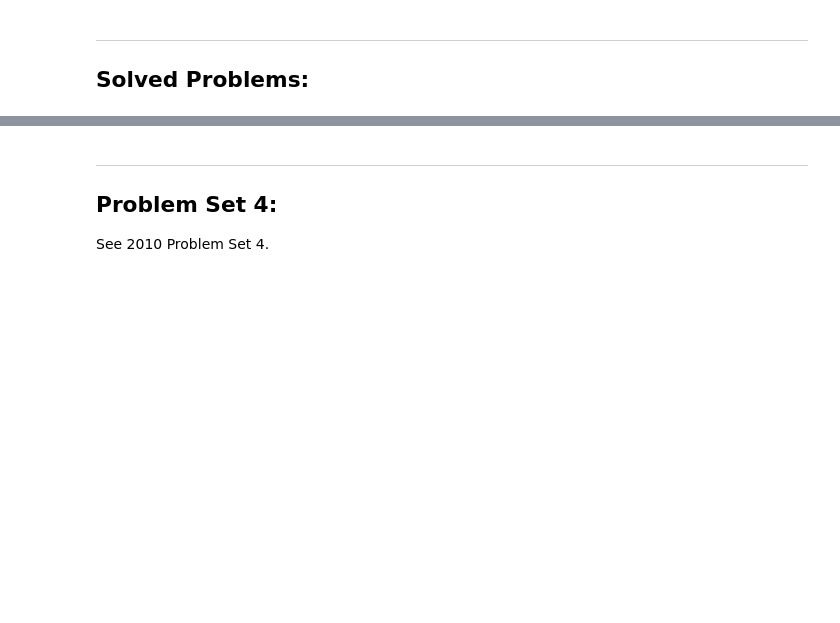
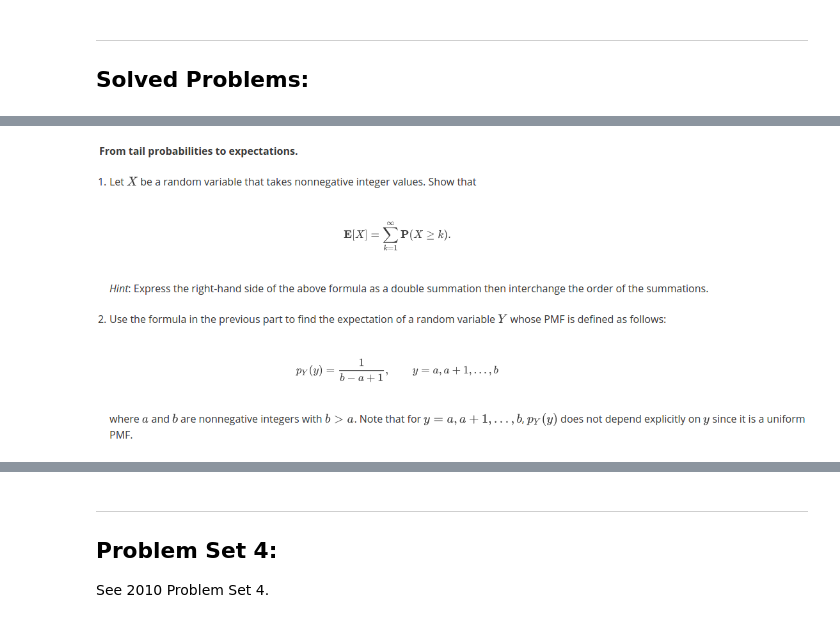
Before and after one commit to robinovitch61/edX_6.041x_Probability, a Jupyter notebook: Course_Notes/Unit_04_Discrete_Random_Variables/Unit_04.ipynb, the cells around one changed output, grey strips where cells are left out. Cells and saved outputs as stored; diff of their text form; code cells hidden in the pictures; blank space fills up the shorter version.

```diff
--- a/Course_Notes/Unit_04_Discrete_Random_Variables/Unit_04.ipynb
+++ b/Course_Notes/Unit_04_Discrete_Random_Variables/Unit_04.ipynb
@@ -414,0 +450,4 @@ Currently unavailable in archived course.
+# %%
+display(Image(filename='sp3_1.png', embed=True, width=900))
+# %% [output]
+[figure, added]
```
Also changed, not shown: parts of 12 cells of this notebook, 6 other files.
